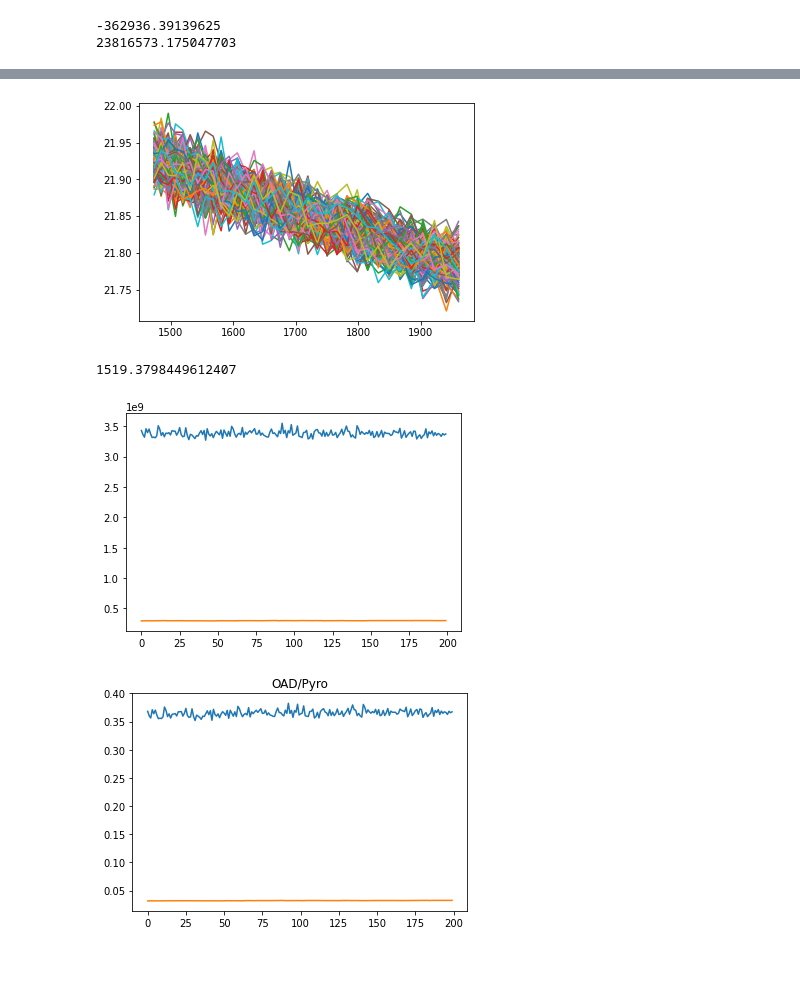
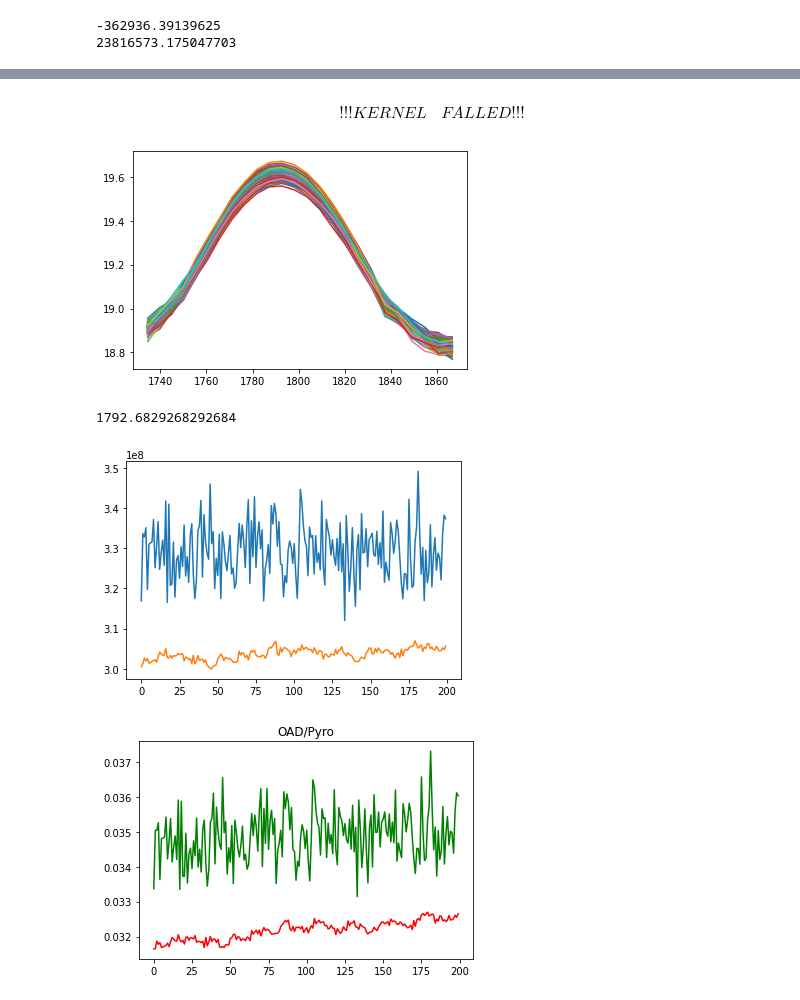
Before and after one commit to KozminArtem/ann-s, a Jupyter notebook: MD/PhAc/954_noise.ipynb, the cells around one changed output, grey strips where cells are left out. Saved outputs shown, nothing was run; the diff lists cells and outputs as text; code cells hidden in the pictures; blank space fills up the shorter version.

```diff
--- a/MD/PhAc/954_noise.ipynb
+++ b/MD/PhAc/954_noise.ipynb
@@ -88,8 +88,8 @@ wavelet = 'cmor1-1778'
 # max_scale = 350
 # min_scale = 320
 
-max_scale = 400
-min_scale = 300
+max_scale = 340
+min_scale = 315
 
 
 # wavelet = 'morl'
@@ -98,7 +98,7 @@ min_scale = 300
 
 
 
-scales = np.arange(min_scale, max_scale, 3)
+scales = np.arange(min_scale, max_scale, 1)
 
 slase = 95750
 size_shape = 500
@@ -413,8 +403,8 @@ DURATION = 1 #sec
 # Number of samples in normalized_tone
 N = SAMPLE_RATE * DURATION
 
-min_freq = 1700
-max_freq = 1850
+min_freq = 1760
+max_freq = 1820
 
 max_intensity_OAD = np.zeros(200)
 max_index_OAD = np.zeros(200)
@@ -738,48 +728,50 @@ filepath.parent.mkdir(parents=True, exist_ok=True)
 df_mean_oad_noise_scales.to_csv(filepath)
 
 # print(df_mean_pyro_scales)
+# %% [markdown]
+$$!!!KERNEL \ \ \ \ FALLED!!!$$
 # %%
-file_name_oad_noise = 'wt_raw/cmor1_1778_oad_noise_0_01_954.csv'
+file_name_oad_noise = 'wt_raw/cmor1_1778_oad_noise_0_2_954.csv'
 df_oad_noise_Amp = pd.read_csv(file_name_oad_noise)
 df_oad_noise_Amp = df_oad_noise_Amp.drop('Unnamed: 0', axis = 1)
 
 
 mean_oad_noise_scales = df_oad_noise_Amp.to_numpy()
 
 period = np.array([float(str_j) for str_j in list(df_oad_noise_Amp.columns)])
 
 plt.figure('max_Amp')
 
 Max_oad_noise_amp_scales = np.zeros((interval))
 
 for j in range(0,interval,1):
     plt.plot(frequencies, np.log(mean_oad_noise_scales[j]))
     Max_oad_noise_amp_scales[j] = mean_oad_noise_scales[j].max()
 #     print(1.0/(period[mean_oad_scales[j].argmax()]))
 plt.show()
 
 # plt.plot(1.0 / period, np.log(mean_oad_scales[1]))
 print(1.0/period[mean_oad_noise_scales[1].argmax()])
 
 
 
 plt.figure('Max_oad')
 plt.plot(Max_oad_noise_amp_scales)
 plt.plot(Max_oad_amp_scales)
 plt.show()
 # %% [output]
-[figure, old version]
+[figure, new version]
-1519.3798449612407
+1792.6829268292684
-[figure, old version]
+[figure, new version]
 # %%
 S_noise_wavelet = Max_oad_noise_amp_scales/Max_pyro_amp_scales
 plt.figure('max_Amp')
 plt.title('OAD/Pyro', size=12)
-plt.plot(S_noise_wavelet)
-plt.plot(S_wavelet)
+plt.plot(S_noise_wavelet, color = 'green')
+plt.plot(S_wavelet, color = 'red')
 plt.show()
 # %% [output]
-[figure, old version]
+[figure, new version]
 # %%
 import numpy as np
 import scipy.integrate
```
Also changed, not shown: parts of 79 cells of this notebook, 12 other files.
